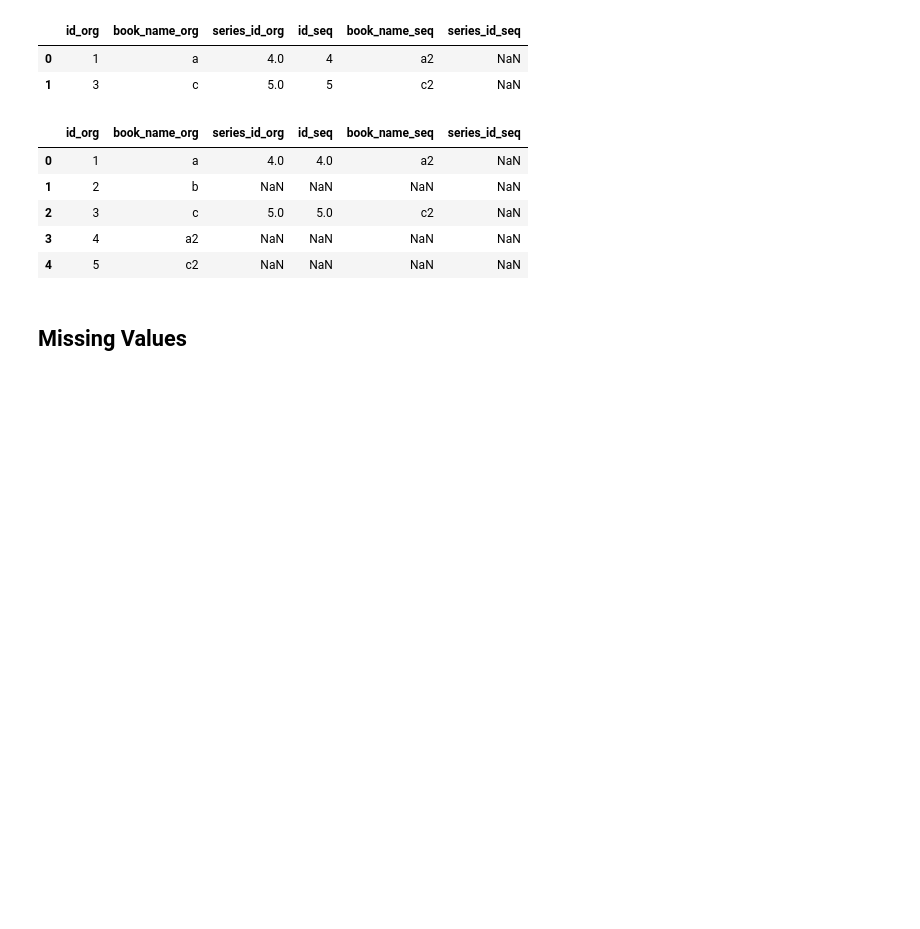
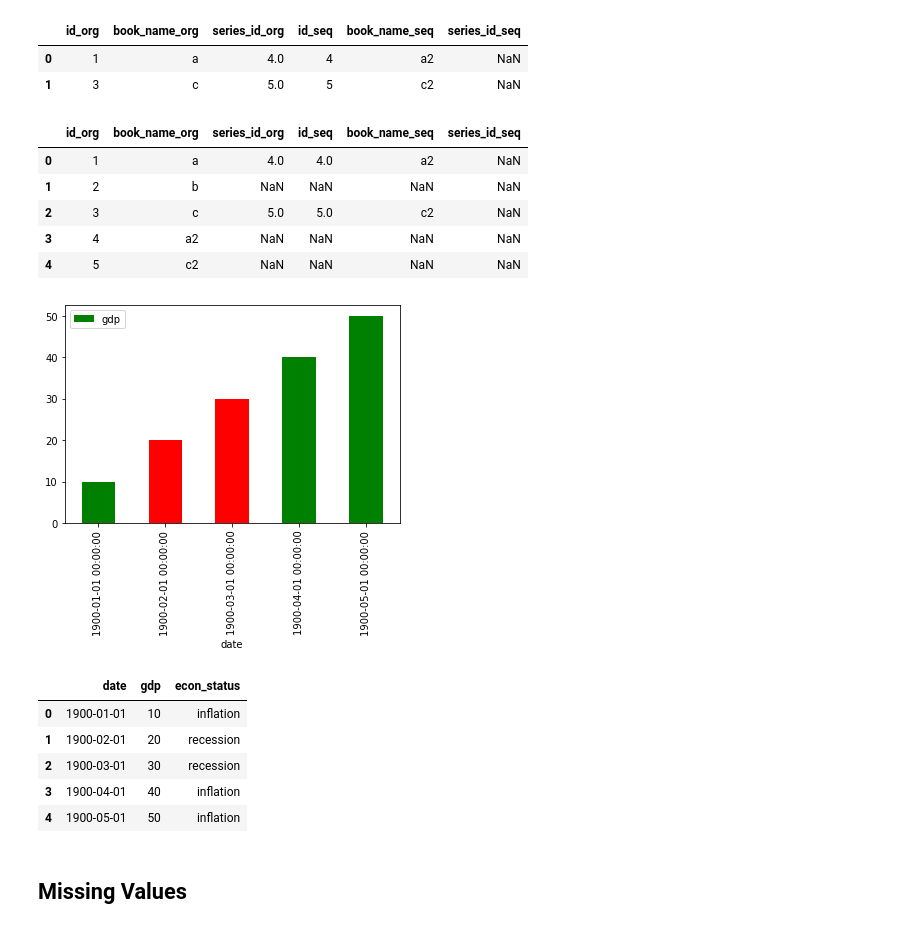
Before and after one commit to gabrielwithappy/python_study, a Jupyter notebook: Python_Basic.ipynb, the cells around one changed output. Drawn from its saved outputs; the diff is of its cells as text; code cells hidden in the pictures; blank space fills up the shorter version.

Commit message:
merge_asof

```diff
--- a/Python_Basic.ipynb
+++ b/Python_Basic.ipynb
@@ -145,6 +146,40 @@ df_self_merged
 | 2 | 3 | c | 5.0 | 5.0 | c2 | NaN |
 | 3 | 4 | a2 | NaN | NaN | NaN | NaN |
 | 4 | 5 | c2 | NaN | NaN | NaN | NaN |
+# %%
+################
+# pd.merge_asof()
+################
+import pandas as pd
+import matplotlib.pyplot as plt
+import numpy as np
+
+gdp = pd.DataFrame({'date': ['1900-01-01', '1900-02-01', '1900-03-01', '1900-04-01', '1900-05-01'],
+                    'gdp':[10,20,30,40,50]})
+recession = pd.DataFrame({'date': ['1900-01-01', '1900-02-2', '1900-03-02', '1900-04-02', '1900-05-02'],
+                              'econ_status':['inflation','recession','recession','inflation','inflation']})
+gdp = gdp.astype({'date':'datetime64'})
+recession = recession.astype({'date':'datetime64'})
+
+
+gdp_recession = pd.merge_asof(gdp, recession, on='date', direction='nearest')
+
+# Create a list based on the row value of gdp_recession['econ_status']
+is_recession = ['r' if s=='recession' else 'g' for s in gdp_recession['econ_status']]
+
+# Plot a bar chart of gdp_recession
+gdp_recession.plot(kind='bar', y='gdp', x='date', color=is_recession, rot=90)
+plt.show()
+
+gdp_recession
+# %% [output]
+[figure, added]
+|  | date | gdp | econ_status |
+| 0 | 1900-01-01 | 10 | inflation |
+| 1 | 1900-02-01 | 20 | recession |
+| 2 | 1900-03-01 | 30 | recession |
+| 3 | 1900-04-01 | 40 | inflation |
+| 4 | 1900-05-01 | 50 | inflation |
 # %% [markdown]
 ## Missing Values
 # %%
```
Also changed, not shown: parts of 2 cells of this notebook.
